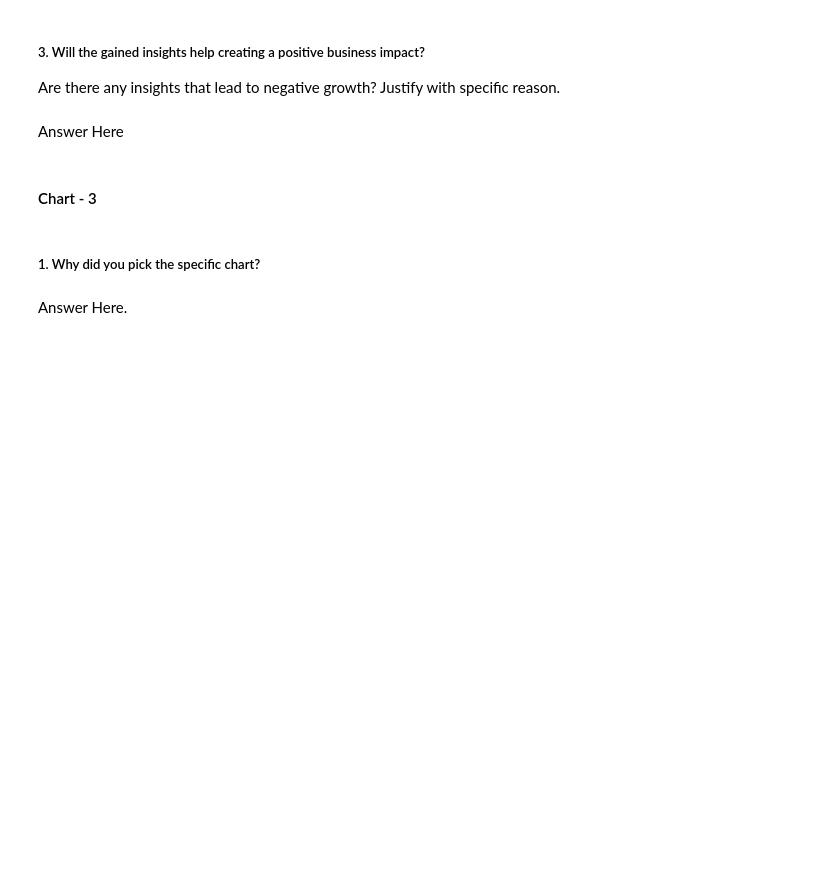
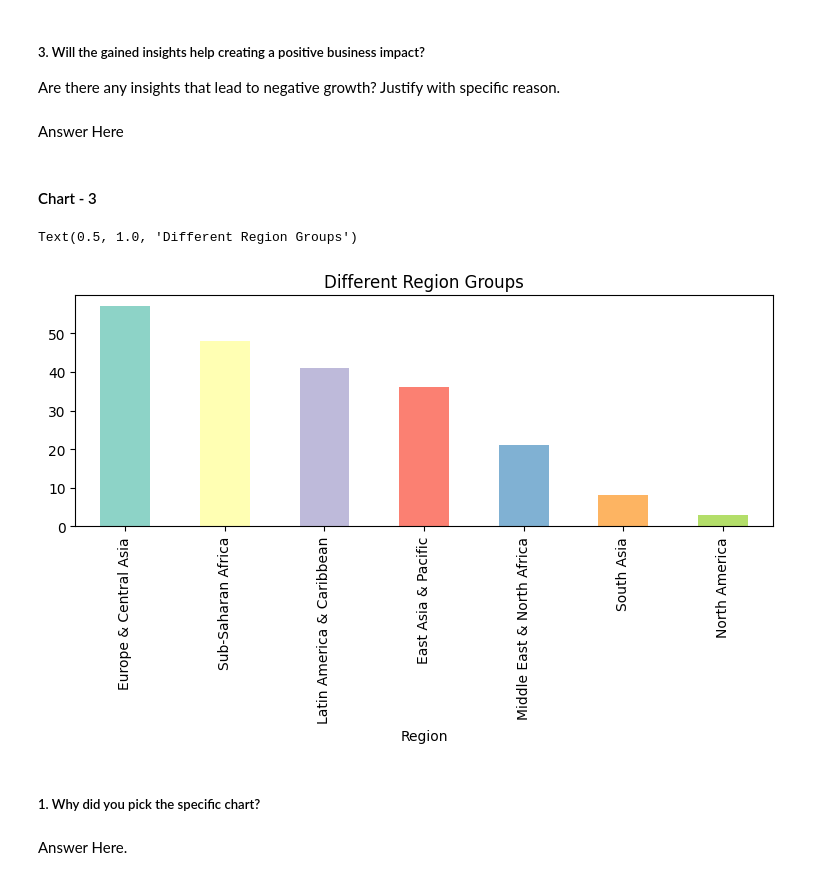
Before and after one commit to kunj1674/Colab_Project, a Jupyter notebook: EDA_Submission_Template.ipynb, the cells around one changed output. Saved outputs shown, nothing was run; the diff lists cells and outputs as text; code cells hidden in the pictures; blank space fills up the shorter version.

```diff
--- a/EDA_Submission_Template.ipynb
+++ b/EDA_Submission_Template.ipynb
@@ -419,3 +438,13 @@ Answer Here
+# %%
+# Chart - 3 visualization code
+region_list=df['Region'].value_counts()
+
+plt.figure(figsize=(9,3))
+region_list.plot(kind='bar',color = sns.color_palette('Set3'))
+plt.title("Different Region Groups")
+# %% [output]
+Text(0.5, 1.0, 'Different Region Groups')
+[figure, added]
 # %% [markdown]
 ##### 1. Why did you pick the specific chart?
 # %% [markdown]
```
Also changed, not shown: parts of 59 cells of this notebook.
